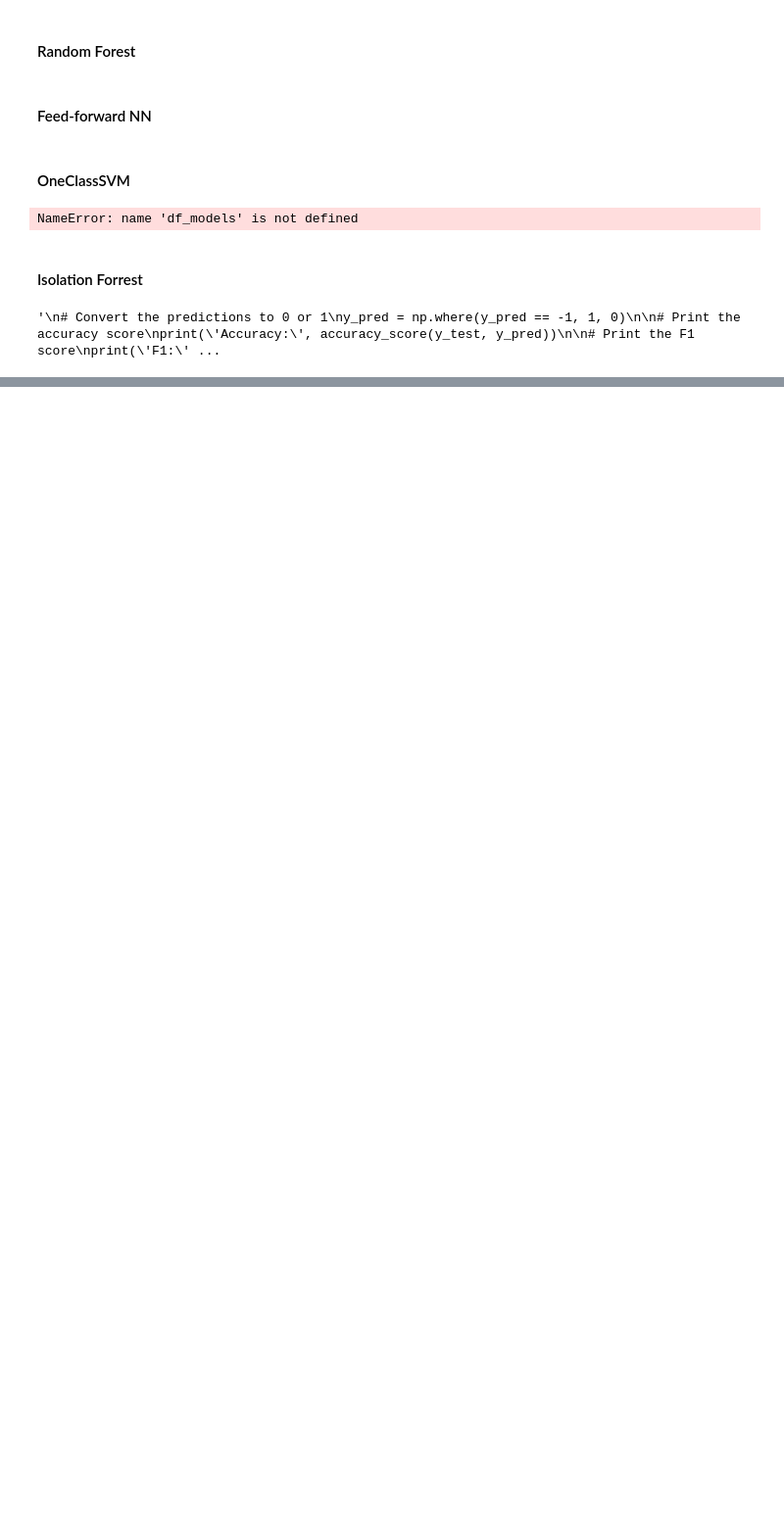
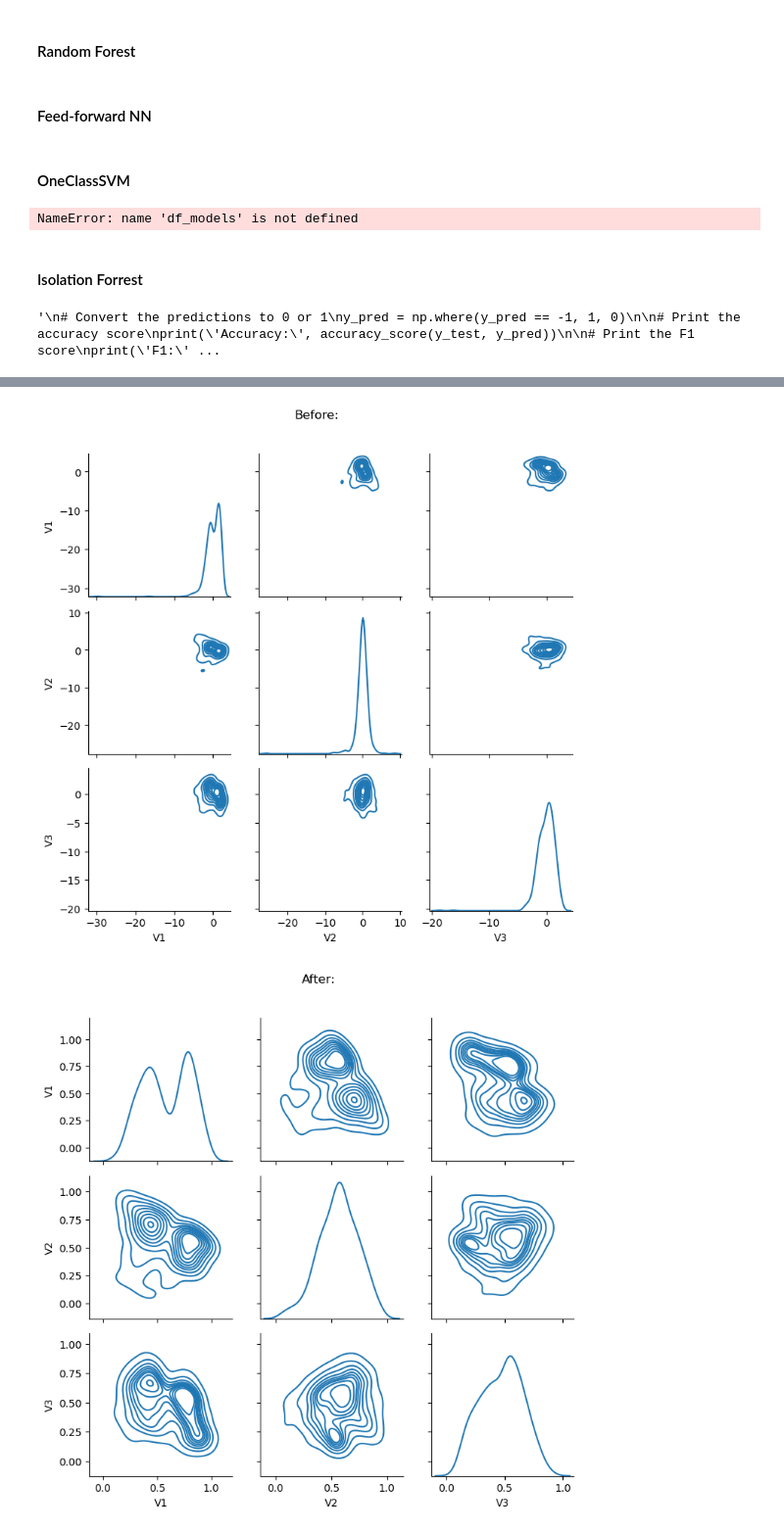
Before and after one commit to leobt23/Applications_DSE, a Jupyter notebook: eda/data_exploration.ipynb, the cells around one changed output, grey strips where cells are left out. Shown at 98% size. Drawn from its saved outputs; the diff is of its cells as text; code cells hidden in the pictures; blank space fills up the shorter version.

```diff
--- a/eda/data_exploration.ipynb
+++ b/eda/data_exploration.ipynb
@@ -1521,0 +1638,34 @@ plt.show()
+# %%
+#Put before and after together
+
+# Use X and df_pargrid_scaled
+
+# Pair grid plot of the features
+g = sns.PairGrid(X.iloc[:,:3].sample(600, random_state=42))
+plt.subplots_adjust(top=0.9)
+g.fig.suptitle('Before:')
+g.map_diag(sns.kdeplot)
+g.map_offdiag(sns.kdeplot)
+
+# Pair grid plot of the features
+g1 = sns.PairGrid(df_pargrid_scaled.iloc[:,:3].sample(600, random_state=42))
+plt.subplots_adjust(top=0.9)
+g1.fig.suptitle('After:')
+g1.map_diag(sns.kdeplot)
+g1.map_offdiag(sns.kdeplot)
+
+# Put before and after together in one plot
+fig, (ax1, ax2) = plt.subplots(ncols=2, figsize=(18,6))
+sns.kdeplot(ax=ax1, data=X.iloc[:,:3].sample(600, random_state=42))
+sns.kdeplot(ax=ax2, data=df_pargrid_scaled.iloc[:,:3].sample(600, random_state=42))
+plt.suptitle("Before and After Normalization")
+# add a subtitle to each plot
+ax1.set_title("Before")
+ax2.set_title("After")
+# change x axis label
+ax1.set_xlabel("Values")
+ax2.set_xlabel("Values")
+plt.show()
+# %% [output]
+[figure, added]
+[figure, added]
```
Also changed, not shown: parts of 9 cells of this notebook, 59 other files.
